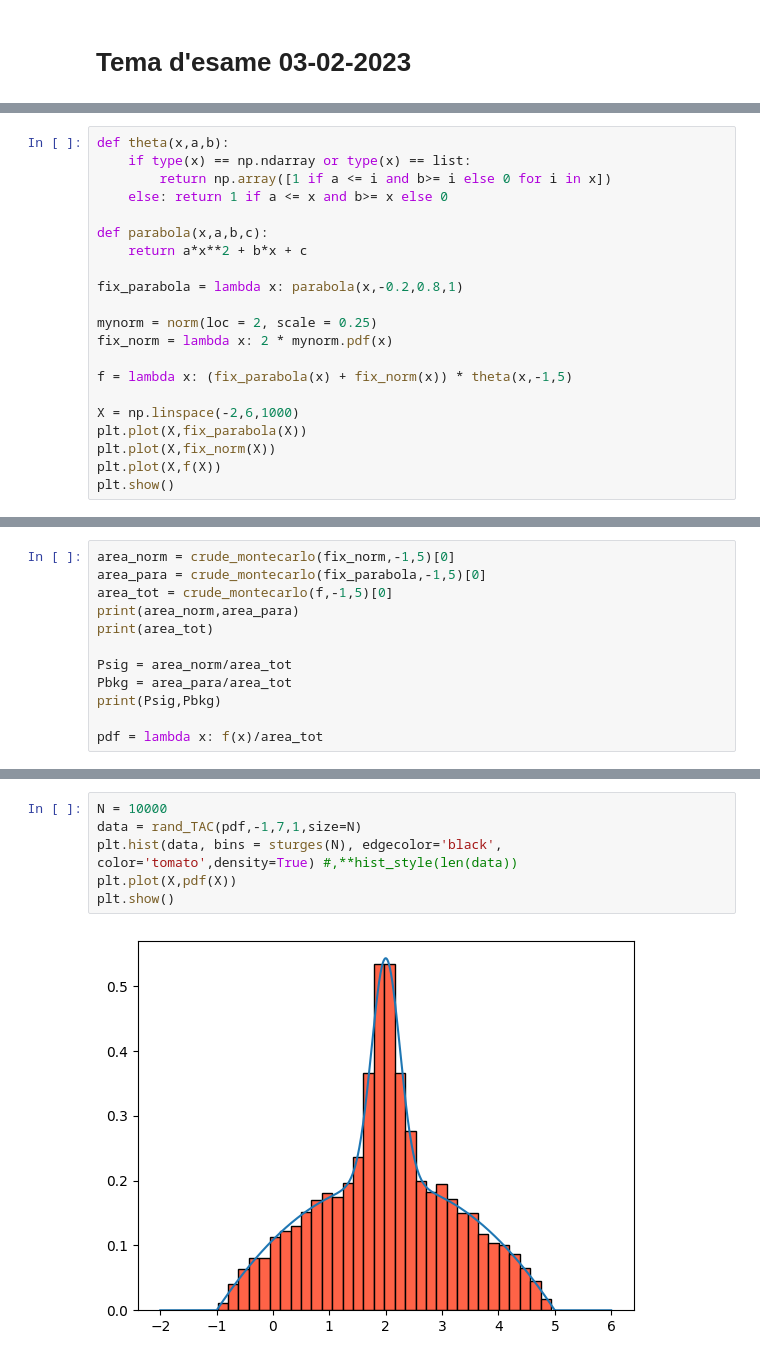
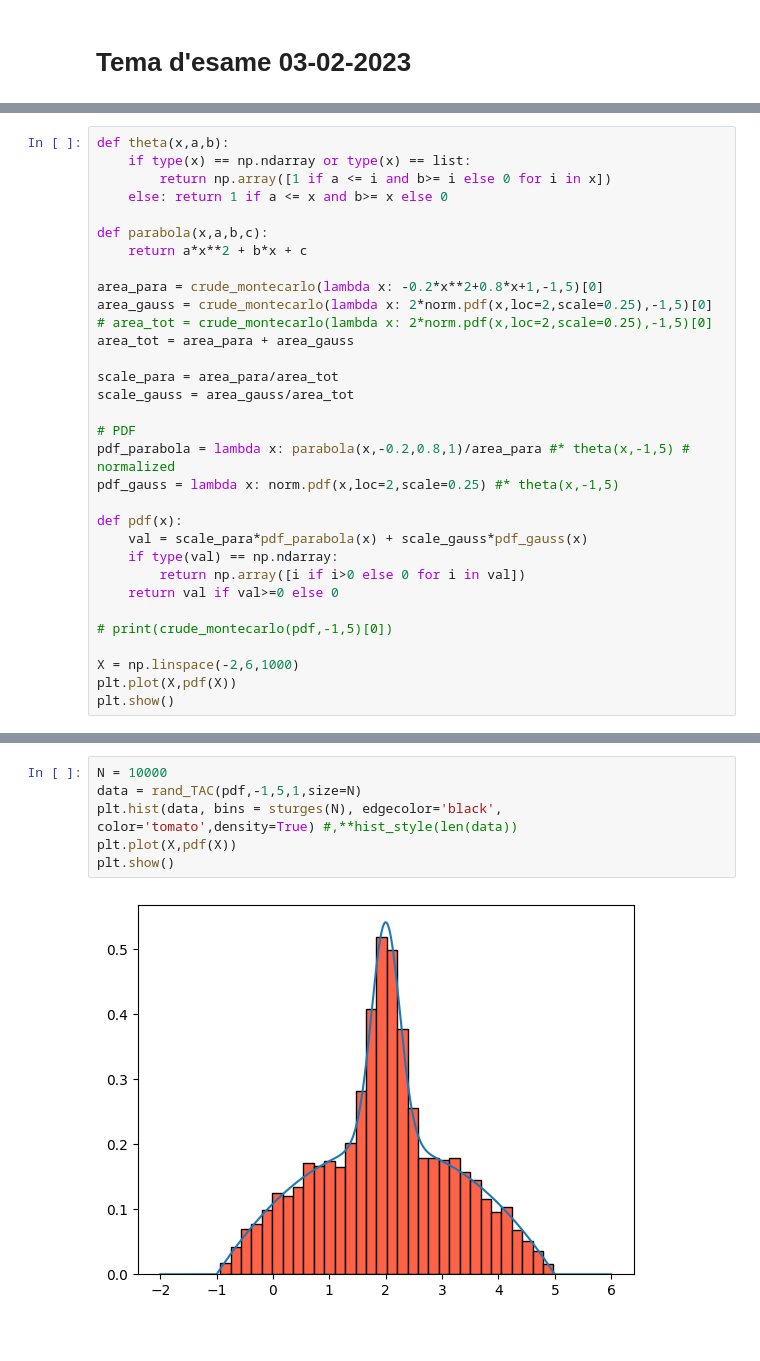
Before and after one commit to CarminatiGiovanni/LaboratorioCalcoloEStatistica, a Jupyter notebook: temi_esame/exam_20230203.ipynb, the cells around one changed output, grey strips where cells are left out. Drawn from its saved outputs; the diff is of its cells as text.

```diff
--- a/temi_esame/exam_20230203.ipynb
+++ b/temi_esame/exam_20230203.ipynb
@@ -18,16 +18,27 @@ def theta(x,a,b):
 def parabola(x,a,b,c):
     return a*x**2 + b*x + c
 
-fix_parabola = lambda x: parabola(x,-0.2,0.8,1)
+area_para = crude_montecarlo(lambda x: -0.2*x**2+0.8*x+1,-1,5)[0]
+area_gauss = crude_montecarlo(lambda x: 2*norm.pdf(x,loc=2,scale=0.25),-1,5)[0]
+# area_tot = crude_montecarlo(lambda x: 2*norm.pdf(x,loc=2,scale=0.25),-1,5)[0]
+area_tot = area_para + area_gauss
 
-mynorm = norm(loc = 2, scale = 0.25)
-fix_norm = lambda x: 2 * mynorm.pdf(x)
+scale_para = area_para/area_tot
+scale_gauss = area_gauss/area_tot
 
-f = lambda x: (fix_parabola(x) + fix_norm(x)) * theta(x,-1,5)
+# PDF
+pdf_parabola = lambda x: parabola(x,-0.2,0.8,1)/area_para #* theta(x,-1,5) # normalized
+pdf_gauss = lambda x: norm.pdf(x,loc=2,scale=0.25) #* theta(x,-1,5)
+
+def pdf(x):
+    val = scale_para*pdf_parabola(x) + scale_gauss*pdf_gauss(x)
+    if type(val) == np.ndarray:
+        return np.array([i if i>0 else 0 for i in val])
+    return val if val>=0 else 0
+
+# print(crude_montecarlo(pdf,-1,5)[0])
 
 X = np.linspace(-2,6,1000)
-plt.plot(X,fix_parabola(X))
-plt.plot(X,fix_norm(X))
-plt.plot(X,f(X))
+plt.plot(X,pdf(X))
 plt.show()
 # %% [output]
@@ -50,12 +58,0 @@ from mylib.integrals import crude_montecarlo
-# %%
-area_norm = crude_montecarlo(fix_norm,-1,5)[0]
-area_para = crude_montecarlo(fix_parabola,-1,5)[0]
-area_tot = crude_montecarlo(f,-1,5)[0]
-print(area_norm,area_para)
-print(area_tot)
-
-Psig = area_norm/area_tot
-Pbkg = area_para/area_tot
-print(Psig,Pbkg)
-
-pdf = lambda x: f(x)/area_tot
@@ -66,8 +59,8 @@ pdf = lambda x: f(x)/area_tot
 # %%
 N = 10000
-data = rand_TAC(pdf,-1,7,1,size=N)
+data = rand_TAC(pdf,-1,5,1,size=N)
 plt.hist(data, bins = sturges(N), edgecolor='black', color='tomato',density=True) #,**hist_style(len(data))
 plt.plot(X,pdf(X))
 plt.show()
 # %% [output]
-[figure, old version]
+[figure, new version]
```
Also changed, not shown: parts of 9 cells of this notebook.
